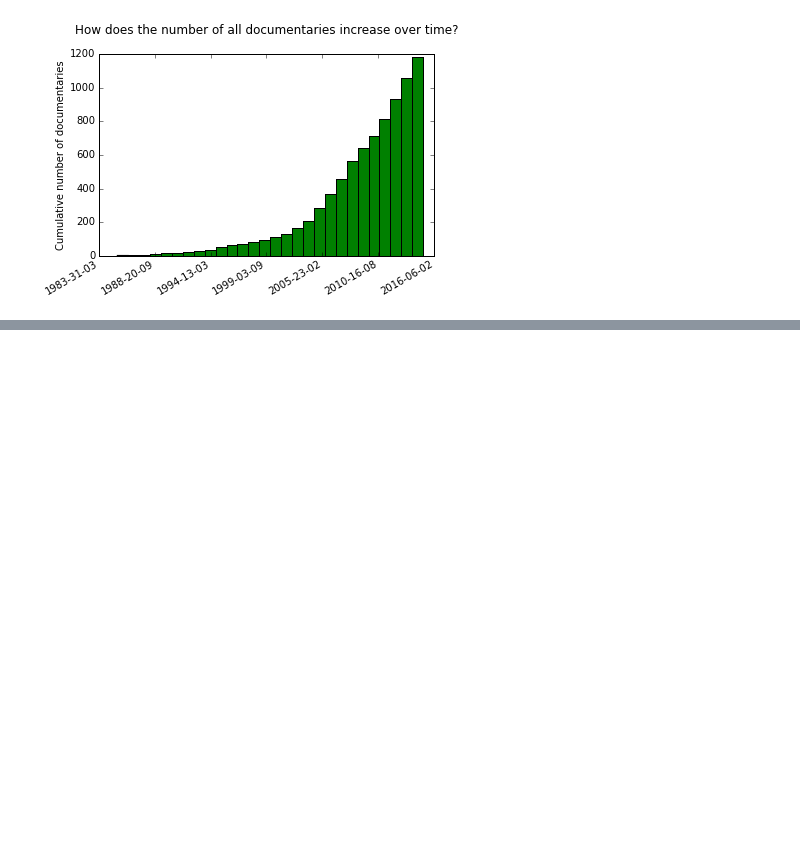
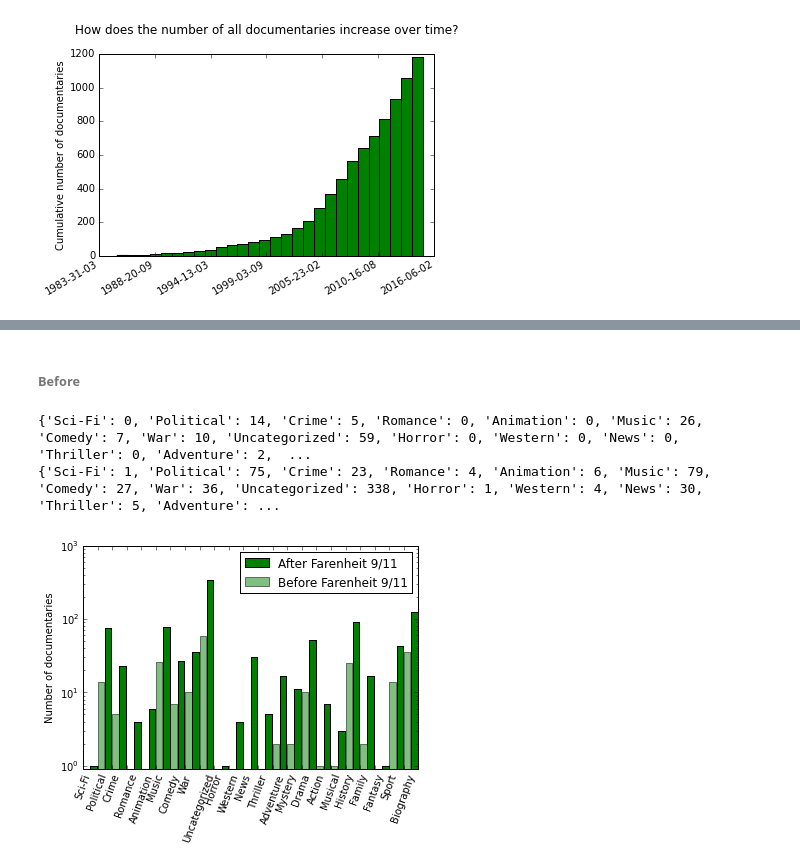
Before and after one commit to EmmanueleSalvati/ProjectLuther, a Jupyter notebook: Luther_tests.ipynb, the cells around one changed output, grey strips where cells are left out. Saved outputs shown, nothing was run; the diff lists cells and outputs as text; code cells hidden in the pictures; blank space fills up the shorter version.

```diff
--- a/Luther_tests.ipynb
+++ b/Luther_tests.ipynb
@@ -188,0 +256,5 @@ plt.savefig("/Users/es575/Metis/Projects/ProjectLuther/Cumulative_docums_bydate.
+# %%
+with open('/Users/JerkFace/Metis/Projects/Luther/concatenated_political_dataframe.pkl', 'r') as pklfile:
+    pol_movies = pkl.load(pklfile)
+# %%
+movies.loc[movies.index.isin(pol_movies.index), 'Political'] = 1.0
@@ -188,0 +302,4 @@ plt.savefig("/Users/es575/Metis/Projects/ProjectLuther/Cumulative_docums_bydate.
+# %%
+movies_with_genres = dataframe_utils.add_genre_columns(movies)
+# %%
+early_with_genres, late_with_genres = dataframe_utils.split_by_date(movies_with_genres)
@@ -188,0 +316,2 @@ plt.savefig("/Users/es575/Metis/Projects/ProjectLuther/Cumulative_docums_bydate.
+# %% [markdown]
+###### Before
@@ -188,0 +326,28 @@ plt.savefig("/Users/es575/Metis/Projects/ProjectLuther/Cumulative_docums_bydate.
+# %%
+early_counts = dataframe_utils.genre_counts(early_with_genres)
+early_uncategorized = dataframe_utils.uncategorized(early_with_genres)
+early_counts.pop('Documentary')
+early_counts['Uncategorized'] = early_uncategorized
+
+late_counts = dataframe_utils.genre_counts(late_with_genres)
+late_uncategorized = dataframe_utils.uncategorized(late_with_genres)
+late_counts.pop('Documentary')
+late_counts['Uncategorized'] = late_uncategorized
+
+print early_counts
+print late_counts
+
+X = np.arange(len(early_counts))
+plt.xticks(rotation=70)
+plt.xticks(X, early_counts.keys())
+plt.ylabel('Number of documentaries')
+plt.bar(X + 0.50, late_counts.values(), color ='g', width=0.45, label='After Farenheit 9/11')
+plt.bar(X + 0.00, early_counts.values(), color ='g', width=0.45, alpha=0.5, label='Before Farenheit 9/11')
+plt.yscale('log')
+plt.ylim(ymin=0.9)
+plt.legend()
+plt.savefig('/Users/JerkFace/Metis/Projects/Luther/Categories_log.pdf', frameon=True, bbox_inches='tight')
+# %% [output]
+{'Sci-Fi': 0, 'Political': 14, 'Crime': 5, 'Romance': 0, 'Animation': 0, 'Music': 26, 'Comedy': 7, 'War': 10, 'Uncategorized': 59, 'Horror': 0, 'Western': 0, 'News': 0, 'Thriller': 0, 'Adventure': 2,  ...
+{'Sci-Fi': 1, 'Political': 75, 'Crime': 23, 'Romance': 4, 'Animation': 6, 'Music': 79, 'Comedy': 27, 'War': 36, 'Uncategorized': 338, 'Horror': 1, 'Western': 4, 'News': 30, 'Thriller': 5, 'Adventure': ...
+[figure, added]
```
Also changed, not shown: parts of 48 cells of this notebook, 10 other files.
